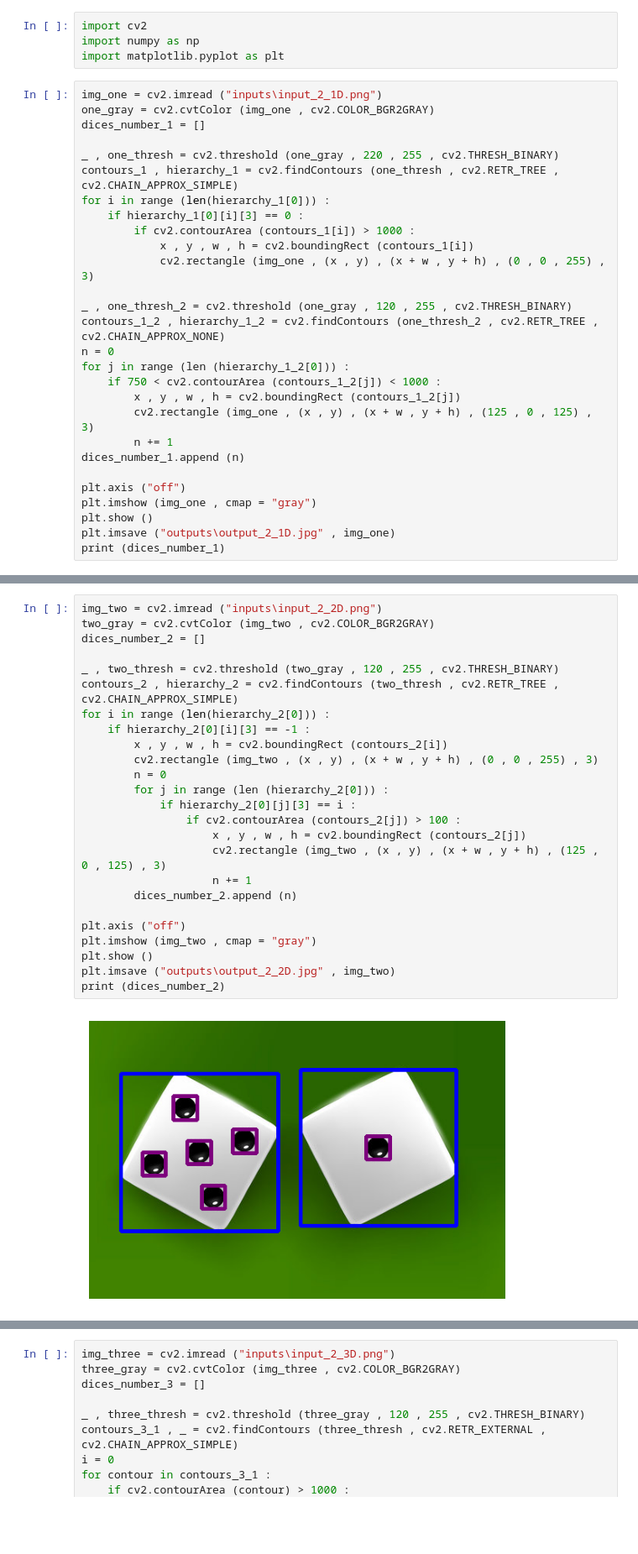
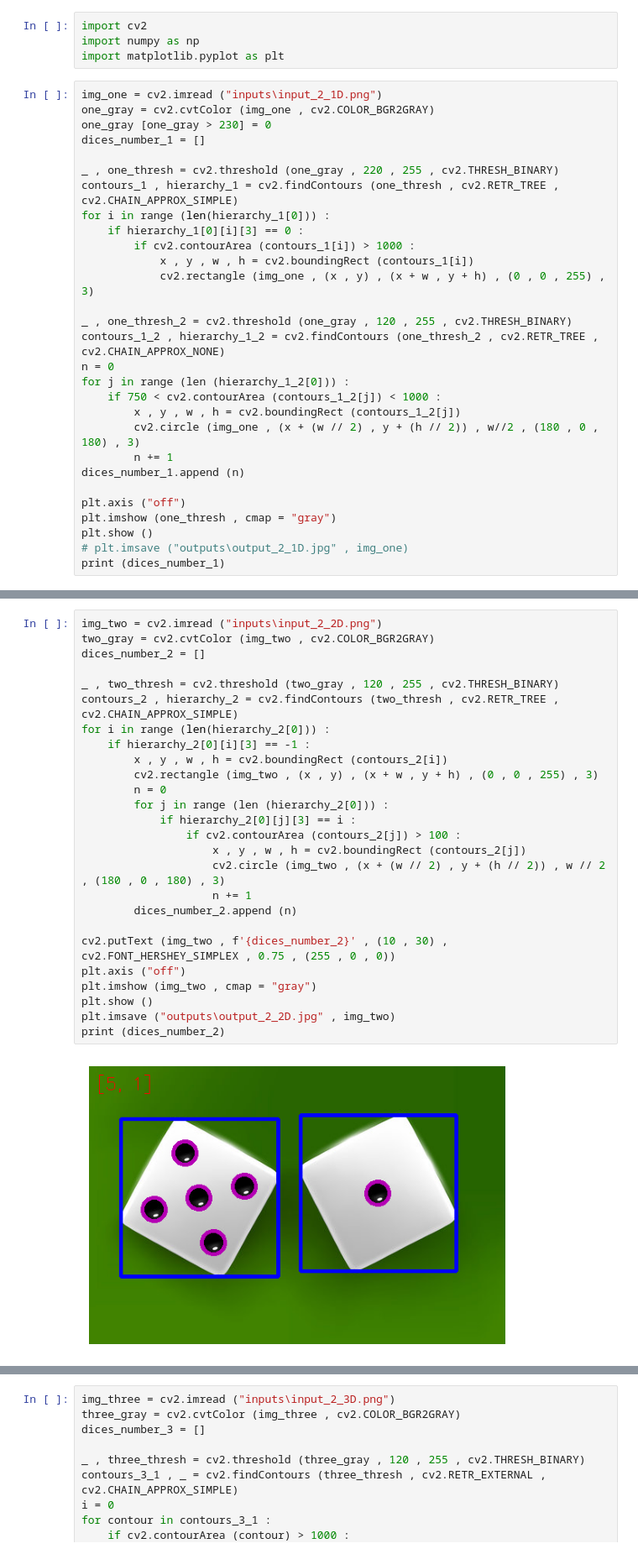
Before and after one commit to TaRa1999R/Image_Processing, a Jupyter notebook: assignment33/2.ipynb, the cells around one changed output, grey strips where cells are left out. Shown at 84% size. Drawn from its saved outputs; the diff is of its cells as text; blank space fills up the shorter version.

```diff
--- a/assignment33/2.ipynb
+++ b/assignment33/2.ipynb
@@ -5,6 +5,7 @@ import matplotlib.pyplot as plt
 # %%
 img_one = cv2.imread ("inputs\input_2_1D.png")
 one_gray = cv2.cvtColor (img_one , cv2.COLOR_BGR2GRAY)
+one_gray [one_gray > 230] = 0
 dices_number_1 = []
 
 _ , one_thresh = cv2.threshold (one_gray , 220 , 255 , cv2.THRESH_BINARY)
@@ -21,13 +22,13 @@ n = 0
 for j in range (len (hierarchy_1_2[0])) :
     if 750 < cv2.contourArea (contours_1_2[j]) < 1000 :
         x , y , w , h = cv2.boundingRect (contours_1_2[j])
-        cv2.rectangle (img_one , (x , y) , (x + w , y + h) , (125 , 0 , 125) , 3)
+        cv2.circle (img_one , (x + (w // 2) , y + (h // 2)) , w//2 , (180 , 0 , 180) , 3)
         n += 1
 dices_number_1.append (n)
 
 plt.axis ("off")
-plt.imshow (img_one , cmap = "gray")
+plt.imshow (one_thresh , cmap = "gray")
 plt.show ()
-plt.imsave ("outputs\output_2_1D.jpg" , img_one)
+# plt.imsave ("outputs\output_2_1D.jpg" , img_one)
 print (dices_number_1)
 # %% [output]
@@ -36,30 +37,31 @@ print (dices_number_1)
 # %%
 img_two = cv2.imread ("inputs\input_2_2D.png")
 two_gray = cv2.cvtColor (img_two , cv2.COLOR_BGR2GRAY)
 dices_number_2 = []
 
 _ , two_thresh = cv2.threshold (two_gray , 120 , 255 , cv2.THRESH_BINARY)
 contours_2 , hierarchy_2 = cv2.findContours (two_thresh , cv2.RETR_TREE , cv2.CHAIN_APPROX_SIMPLE)
 for i in range (len(hierarchy_2[0])) :
     if hierarchy_2[0][i][3] == -1 :
         x , y , w , h = cv2.boundingRect (contours_2[i])
         cv2.rectangle (img_two , (x , y) , (x + w , y + h) , (0 , 0 , 255) , 3)
         n = 0
         for j in range (len (hierarchy_2[0])) :
             if hierarchy_2[0][j][3] == i :
                 if cv2.contourArea (contours_2[j]) > 100 :
                     x , y , w , h = cv2.boundingRect (contours_2[j])
-                    cv2.rectangle (img_two , (x , y) , (x + w , y + h) , (125 , 0 , 125) , 3)
+                    cv2.circle (img_two , (x + (w // 2) , y + (h // 2)) , w // 2 , (180 , 0 , 180) , 3)
                     n += 1
         dices_number_2.append (n)
 
+cv2.putText (img_two , f'{dices_number_2}' , (10 , 30) , cv2.FONT_HERSHEY_SIMPLEX , 0.75 , (255 , 0 , 0))
 plt.axis ("off")
 plt.imshow (img_two , cmap = "gray")
 plt.show ()
 plt.imsave ("outputs\output_2_2D.jpg" , img_two)
 print (dices_number_2)
 # %% [output]
-[figure, old version]
+[figure, new version]
 [5, 1]
 # %%
 img_three = cv2.imread ("inputs\input_2_3D.png")
```
Also changed, not shown: parts of 2 cells of this notebook, 2 other files.
